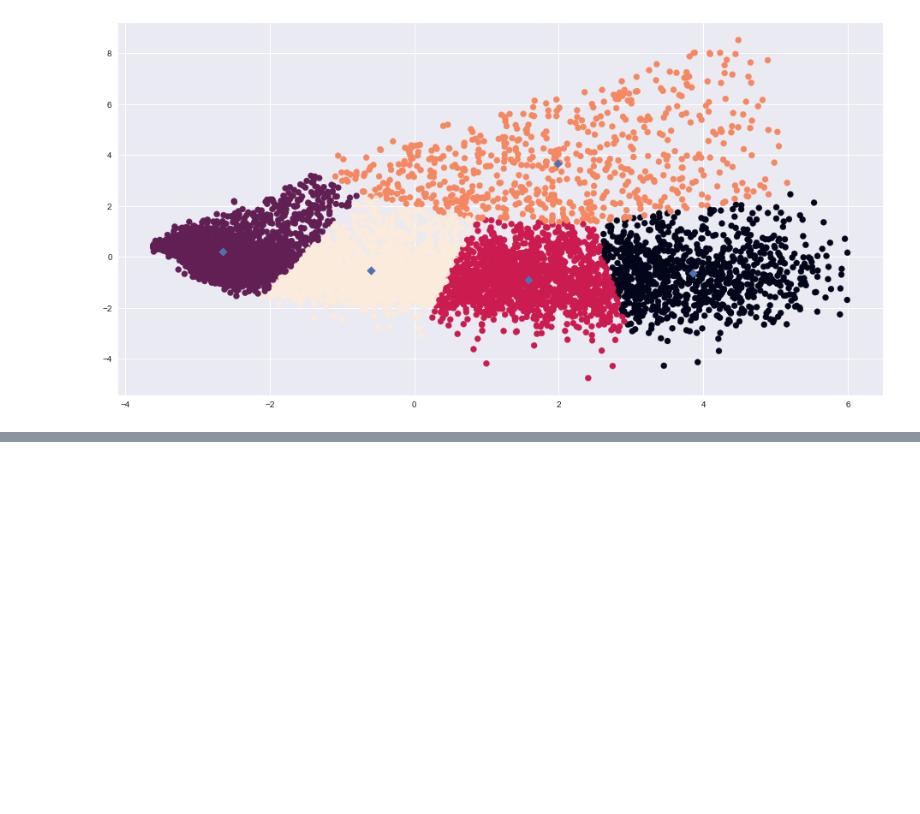
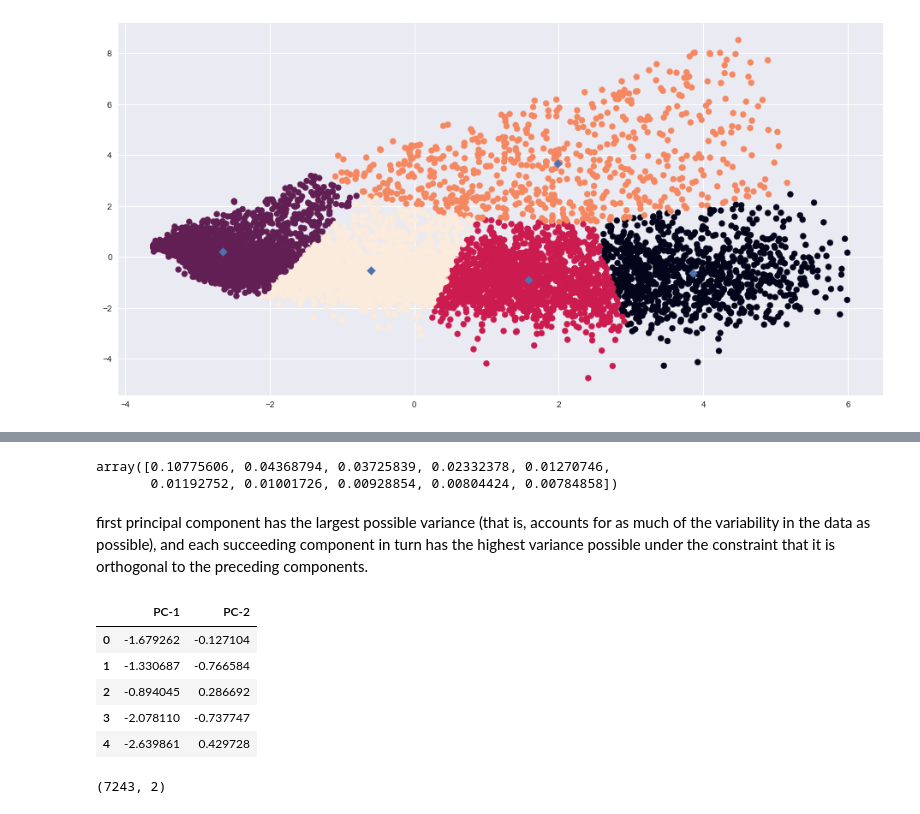
Before and after one commit to waficf/Kaggle_Competitions, a Jupyter notebook: project_1.ipynb, the cells around one changed output, grey strips where cells are left out. Drawn from its saved outputs; the diff is of its cells as text; code cells hidden in the pictures; blank space fills up the shorter version.

```diff
--- a/project_1.ipynb
+++ b/project_1.ipynb
@@ -612,0 +134,9 @@ This is far from finished as we can explore more models, add more features relat
+# %%
+from sklearn.decomposition import PCA
+
+pca_5 = PCA(n_components=5)
+pca_5.fit_transform(data)
+
+fig=plt.figure(figsize=(16, 8))
+df_VI = pd.DataFrame({'var':pca_5.explained_variance_ratio_,'PC':['PC1','PC2','PC3','PC4', 'PC5']})
+sns.barplot(x='PC',y="var", data=df_VI, color="c")
@@ -612,0 +146,31 @@ This is far from finished as we can explore more models, add more features relat
+# %%
+pca_5.explained_variance_ratio_
+# %% [output]
+array([0.10775606, 0.04368794, 0.03725839, 0.02332378, 0.01270746,
+       0.01192752, 0.01001726, 0.00928854, 0.00804424, 0.00784858])
+# %% [markdown]
+first principal component has the largest possible variance (that is, accounts for as much of the variability in the data as possible), and each succeeding component in turn has the highest variance possible under the constraint that it is orthogonal to the preceding components.
+# %%
+# Use only first 2 dimensions as they explan a lot and can be plotted
+
+# PCA by fitting the data with only two dimensions
+pca = PCA(n_components=2)
+pca.fit_transform(data)
+
+# Transform the data using the PCA fit above
+reduced_data = pca.transform(data)
+
+# Create a DataFrame for the reduced data
+pca_df = pd.DataFrame.from_records(reduced_data, columns = ['PC-1', 'PC-2'])
+pca_df.head()
+# %% [output]
+|  | PC-1 | PC-2 |
+| 0 | -1.679262 | -0.127104 |
+| 1 | -1.330687 | -0.766584 |
+| 2 | -0.894045 | 0.286692 |
+| 3 | -2.078110 | -0.737747 |
+| 4 | -2.639861 | 0.429728 |
+# %%
+pca_df.shape
+# %% [output]
+(7243, 2)
```
Also changed, not shown: parts of 105 cells of this notebook.
